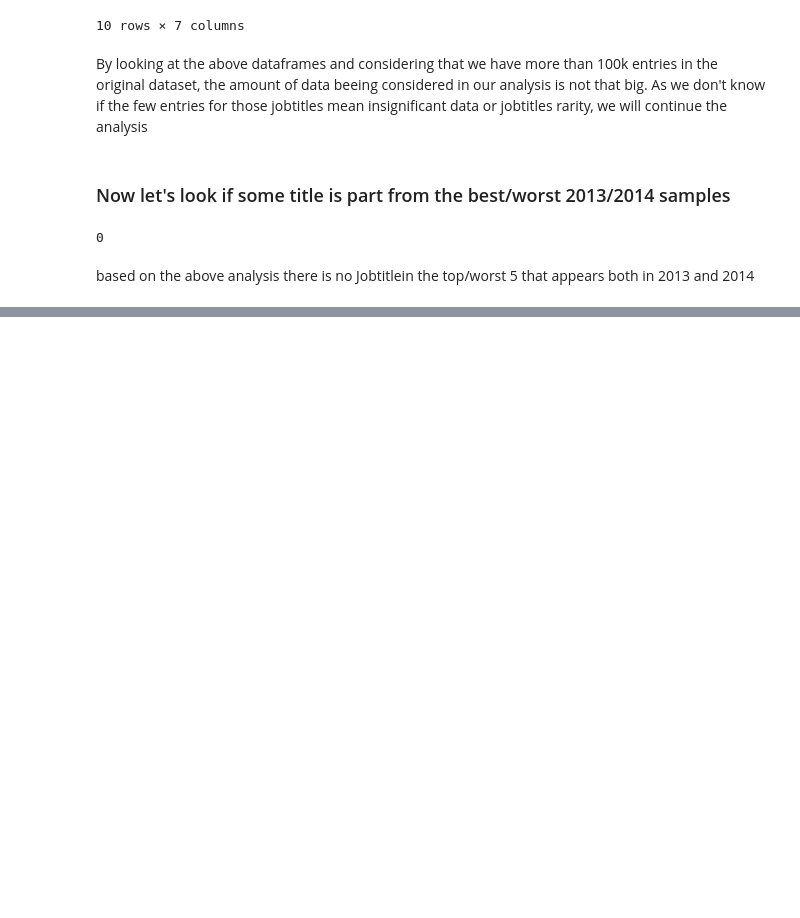
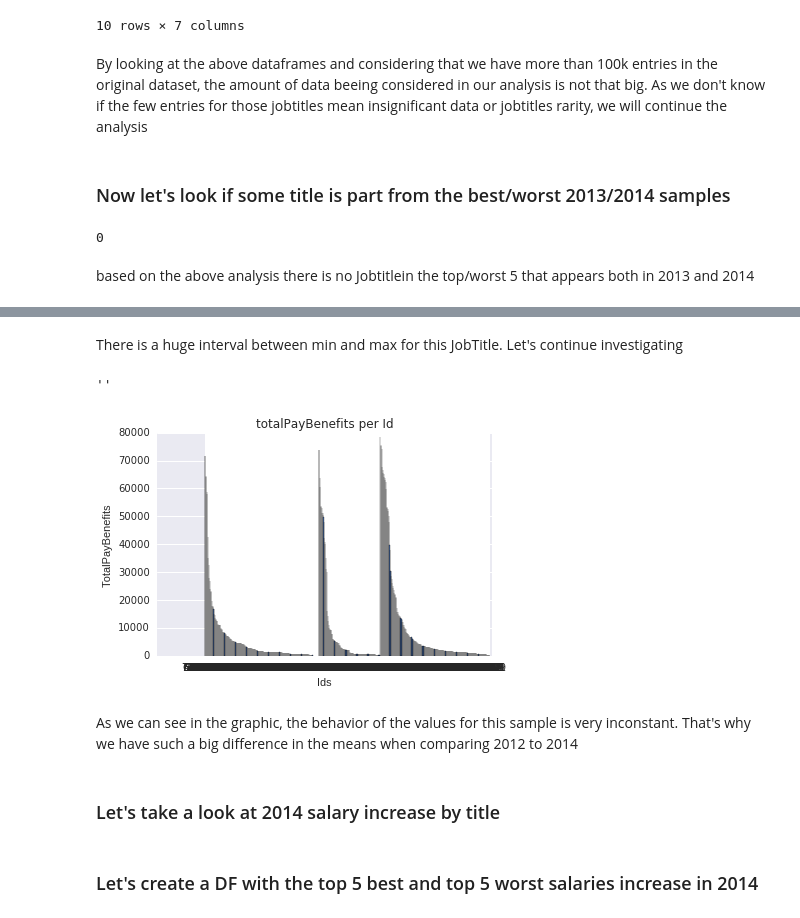
Before and after one commit to guilhermemarson/sf-salaries, a Jupyter notebook: Exploratory Analysis.ipynb, the cells around one changed output, grey strips where cells are left out. Cells and saved outputs as stored; diff of their text form; code cells hidden in the pictures; blank space fills up the shorter version.

```diff
--- a/Exploratory Analysis.ipynb
+++ b/Exploratory Analysis.ipynb
@@ -387,0 +392,2 @@ based on the above analysis there is no Jobtitlein the top/worst 5 that appears
+# %%
+abovemean = salaries.ix[salaries.CountTitle>559]
@@ -387,0 +458,18 @@ based on the above analysis there is no Jobtitlein the top/worst 5 that appears
+# %% [markdown]
+There is a huge interval between min and max for this JobTitle. Let's continue investigating
+# %%
+ind = np.arange(abovemean.ix[abovemean.JobTitle=='Junior Clerk', "TotalPayBenefits"].shape[0])
+width = 0.1
+bar(ind, abovemean.ix[abovemean.JobTitle=='Junior Clerk', "TotalPayBenefits"], width, align='center')
+xlabel('Ids')
+ylabel('TotalPayBenefits')
+title('totalPayBenefits per Id')
+xticks(ind  , abovemean.ix[abovemean.JobTitle=='Junior Clerk', "TotalPayBenefits"])
+''
+# %% [output]
+''
+[figure, added]
+# %% [markdown]
+As we can see in the graphic, the behavior of the values for this sample is very inconstant. That's why we have such a big difference in the means when comparing 2012 to 2014
+# %% [markdown]
+### Let's take a look at 2014 salary increase by title
@@ -387,0 +482,2 @@ based on the above analysis there is no Jobtitlein the top/worst 5 that appears
+# %% [markdown]
+### Let's create a DF with the top 5 best and top 5 worst salaries increase in 2014
```
Also changed, not shown: parts of 28 cells of this notebook.
